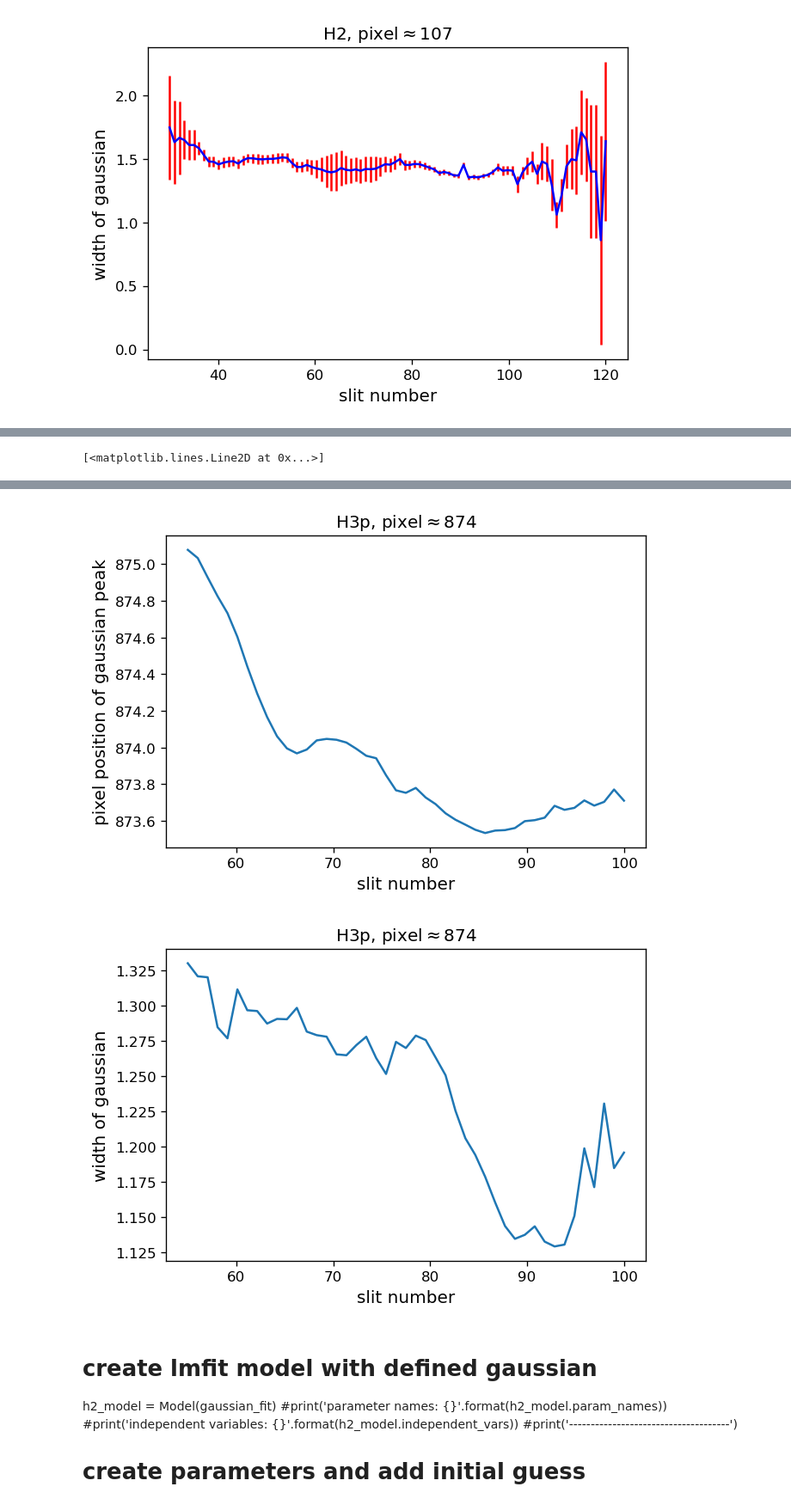
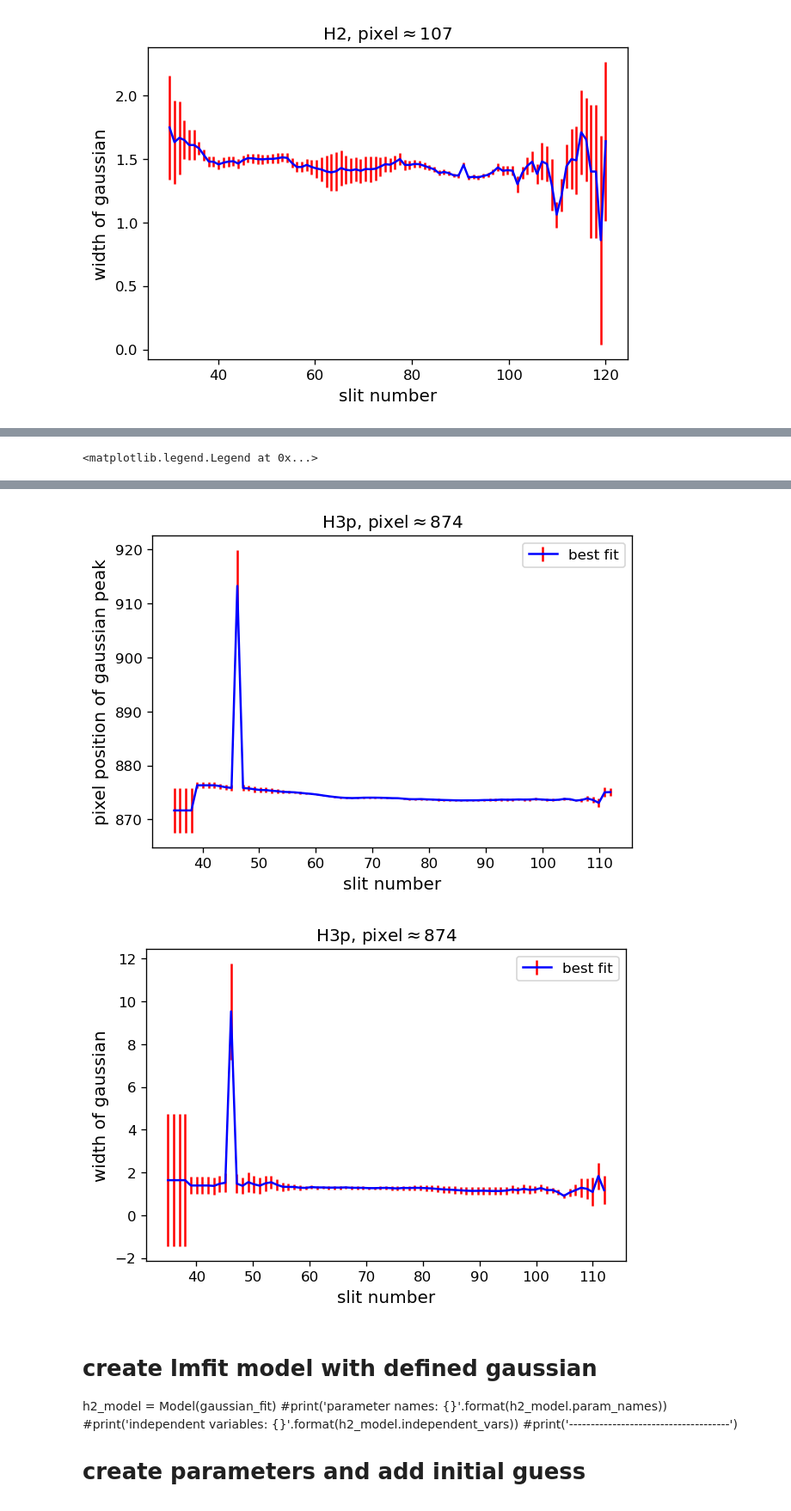
Before and after one commit to ruoyanwangdr/Dynamics-of-Jovian-Infrared-Auroral-Ionosphere-and-Thermosphere, a Jupyter notebook: h3p.ipynb, the cells around one changed output, grey strips where cells are left out. Shown at 86% size. Drawn from its saved outputs; the diff is of its cells as text; code cells hidden in the pictures.

Commit message:
Scale parameters and plot

```diff
--- a/h3p.ipynb
+++ b/h3p.ipynb
@@ -248,7 +264,7 @@ h3p_a2_error = []
 
 # loop over all slits containing observed emission
 # and obtain fitting parameters of each slit
-lower = 35
+lower = 33
 upper = 113
 for i in range(lower, upper):
     try:
@@ -310,44 +356,62 @@ h3p_params.add('a3', value=0.03)
 h3p_params.add('a4', value=0)
 h3p_params.add('a5', value=0)
 
+
 # create h3p lists for all slits
 h3p_a0 = []
+h3p_a0_error = []
 h3p_a1 = []
+h3p_a1_error = []
 h3p_a2 = []
+h3p_a2_error = []
+
 
 # loop over all slits containing observed emission
 # and obtain fitting parameters of each slit
-# h3p emission ranges from approximately 55 to 100
-for i in range(100-55):
-    #y = sky_subtracted[i+40]
-    h3p_all_result = h3p_model.fit(sky_subtracted[i+55], h3p_params, x=pixel)
-    h3p_a0.append(h3p_all_result.best_values.get('a0'))
-    h3p_a1.append(h3p_all_result.best_values.get('a1'))
-    h3p_a2.append(h3p_all_result.best_values.get('a2'))
-    #plt.plot(h3p_a0, label='fit')
-    #plt.legend()
+lower = 35
+upper = 112
+for i in range(lower, upper):
+    try:
+        h3p_fit_result = h3p_model.fit(sky_subtracted[i], h3p_params, x=pixel)
+    except:
+        pass
+    h3p_a0.append(h3p_fit_result.best_values.get('a0'))
+    h3p_a0_error.append(h3p_fit_result.params['a0'].stderr)
+    h3p_a1.append(h3p_fit_result.best_values.get('a1'))
+    h3p_a1_error.append(h3p_fit_result.params['a1'].stderr)
+    h3p_a2.append(h3p_fit_result.best_values.get('a2'))
+    h3p_a2_error.append(h3p_fit_result.params['a2'].stderr)
 h3p_a0_array = np.array(h3p_a0)
+h3p_a0_error_array = np.array(h3p_a0_error)
 h3p_a1_array = np.array(h3p_a1)
+h3p_a1_error_array = np.array(h3p_a1_error)
 h3p_a2_array = np.array(h3p_a2)
+h3p_a2_error_array = np.array(h3p_a2_error)
 
-h3p_slit_number = np.linspace(55, 55+len(h3p_a0_array), len(h3p_a0_array))
+h3p_slit_number = np.linspace(lower, lower+len(h3p_a0_array), len(h3p_a0_array))
 
 plt.figure(dpi=120)
 plt.title(r'H3p, pixel$\approx$' + str(h3p_params.get('a1').value))
 plt.xlabel('slit number', fontsize=12)
 plt.ylabel('height of gaussian', fontsize=12)
-plt.plot(h3p_slit_number, h3p_a0_array)
+#plt.plot(h3p_slit_number, h3p_a0_array)
+plt.errorbar(h3p_slit_number, h3p_a0_array, yerr=h3p_a0_error_array, ls='-', color='b', ecolor='r', label='best fit')
+plt.legend()
 
 plt.figure(dpi=120)
 plt.title(r'H3p, pixel$\approx$' + str(h3p_params.get('a1').value))
 plt.xlabel('slit number', fontsize=12)
 plt.ylabel('pixel position of gaussian peak', fontsize=12)
-plt.plot(h3p_slit_number, h3p_a1_array)
+#plt.plot(h3p_slit_number, h3p_a1_array)
+plt.errorbar(h3p_slit_number, h3p_a1_array, yerr=h3p_a1_error_array, ls='-', color='b', ecolor='r', label='best fit')
+plt.legend()
 
 plt.figure(dpi=120)
 plt.title(r'H3p, pixel$\approx$' + str(h3p_params.get('a1').value))
 plt.xlabel('slit number', fontsize=12)
 plt.ylabel('width of gaussian', fontsize=12)
-plt.plot(h3p_slit_number, h3p_a2_array)
+#plt.plot(h3p_slit_number, h3p_a2_array)
+plt.errorbar(h3p_slit_number, h3p_a2_array, yerr=h3p_a2_error_array, ls='-', color='b', ecolor='r', label='best fit')
+plt.legend()
 # %% [output]
-[<matplotlib.lines.Line2D at 0x...>]
+<matplotlib.legend.Legend at 0x...>
@@ -355,5 +419,5 @@ plt.plot(h3p_slit_number, h3p_a2_array)
-[figure, old version]
+[figure, new version]
-[figure, old version]
+[figure, new version]
 # %% [markdown]
 # create lmfit model with defined gaussian
 h2_model = Model(gaussian_fit)
```
Also changed, not shown: parts of 7 cells of this notebook.
